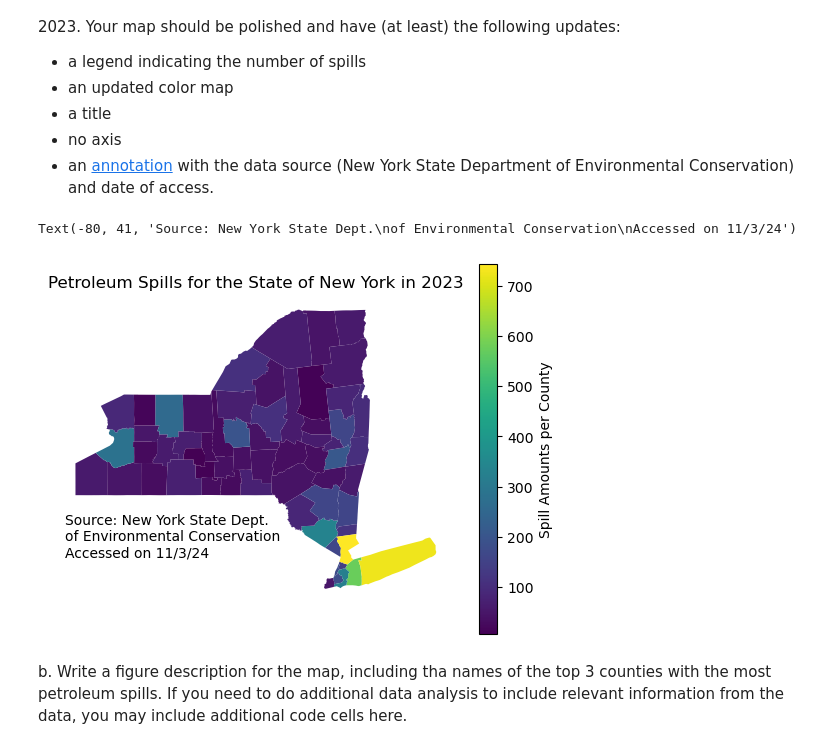
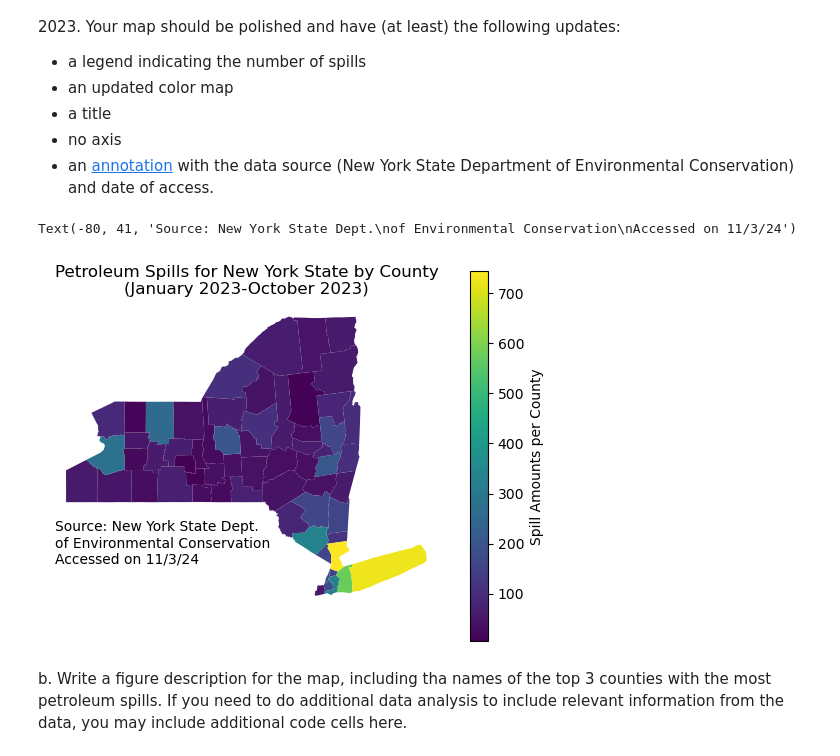
Before and after one commit to evajnewby/eds220-hwk3, a Jupyter notebook: hwk3-task2-oil-spills.ipynb, the cells around one changed output. Drawn from its saved outputs; the diff is of its cells as text; code cells hidden in the pictures.

```diff
--- a/hwk3-task2-oil-spills.ipynb
+++ b/hwk3-task2-oil-spills.ipynb
@@ -580,18 +587,18 @@ Your map should be polished and have (at least) the following updates:
 - no axis
 - an [annotation](https://matplotlib.org/stable/api/_as_gen/matplotlib.pyplot.annotate.html) with the data source (New York State Department of Environmental Conservation) and date of access.
 # %%
-# a. Create a choropleth map
+# a. Create a choropleth map for Petroleum spills for NY state per county in 2023
 ny_counties = gpd.GeoDataFrame(ny_counties, geometry = 'geometry')
 ny_counties.crs = 'EPSG:4269'
 
 ax = ny_counties.plot(column = 'n_spills', legend = True, cmap = 'viridis', legend_kwds={"label":"Spill Amounts per County"})
 ax.set_axis_off()
-ax.set_title('Petroleum Spills for the State of New York in 2023',
+ax.set_title('Petroleum Spills for New York State by County\n(January 2023-October 2023)',
              fontsize = 12)
 ax.annotate('Source: New York State Dept.\nof Environmental Conservation\nAccessed on 11/3/24', xy=(-80,41))
 # %% [output]
 Text(-80, 41, 'Source: New York State Dept.\nof Environmental Conservation\nAccessed on 11/3/24')
-[figure, old version]
+[figure, new version]
 # %% [markdown]
 <!-- END QUESTION -->
 
```
Also changed, not shown: parts of 17 cells of this notebook.
